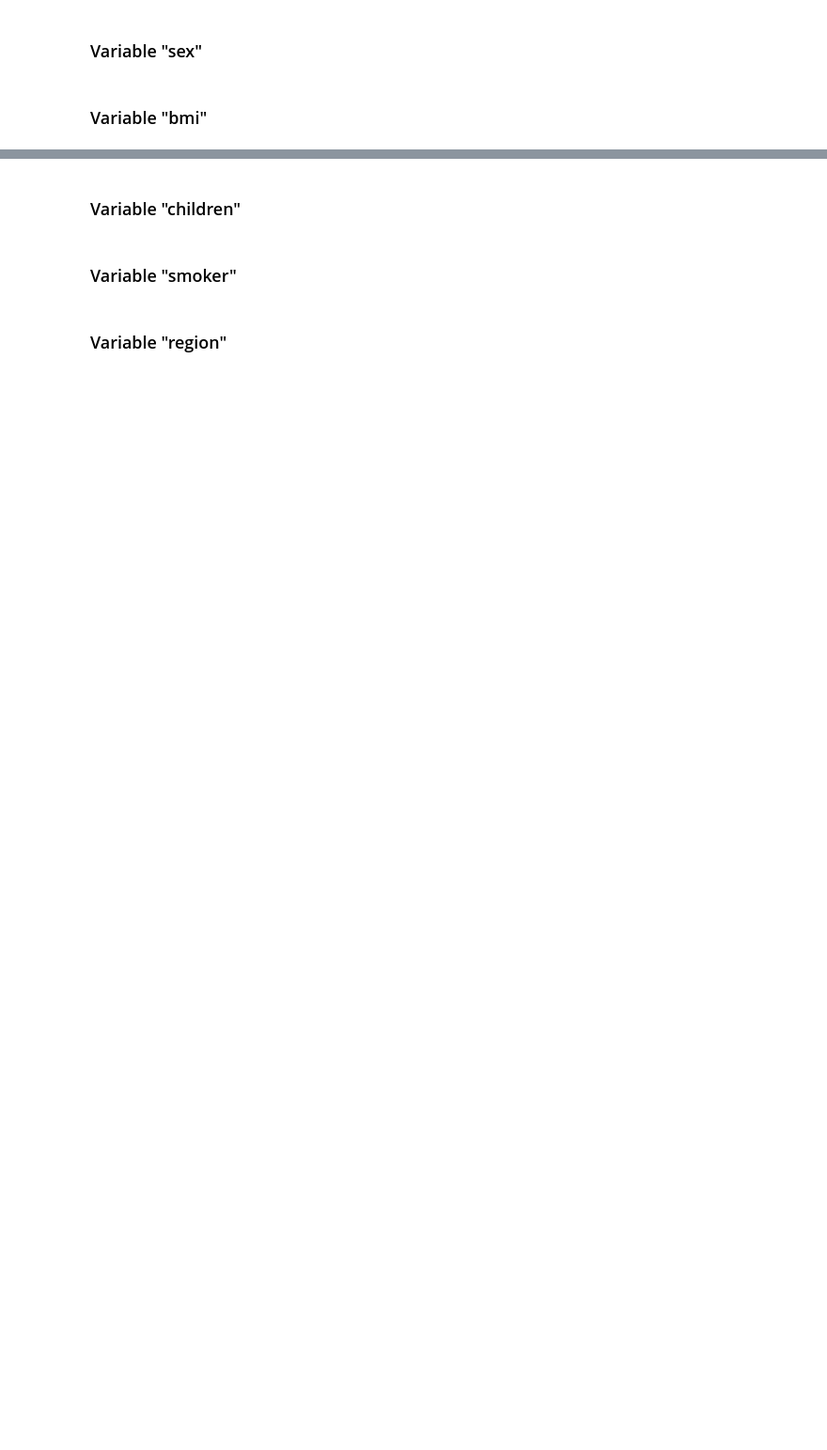
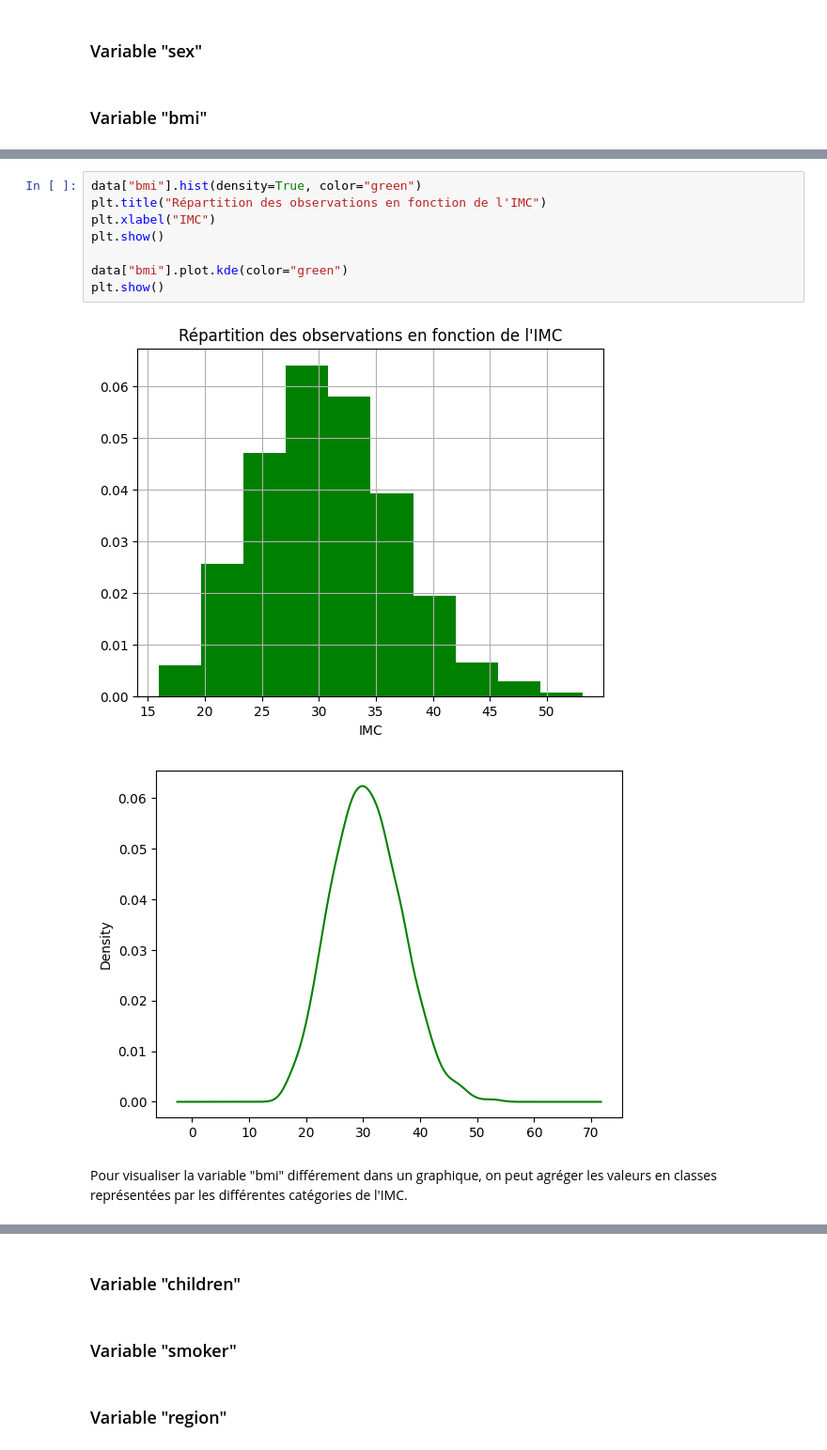
Before and after one commit to Jakimpact/prime-assurance-ia, a Jupyter notebook: analyse.ipynb, the cells around one changed output, grey strips where cells are left out. Shown: that part at 94% size. Drawn from its saved outputs; the diff is of its cells as text; blank space fills up the shorter version.

Commit message:
Ajouts de différentes analyses dans analyse.ipynb

```diff
--- a/analyse.ipynb
+++ b/analyse.ipynb
@@ -39,0 +97,13 @@ memory usage: 73.2+ KB
+# %%
+data["bmi"].hist(density=True, color="green")
+plt.title("Répartition des observations en fonction de l'IMC")
+plt.xlabel("IMC")
+plt.show()
+
+data["bmi"].plot.kde(color="green")
+plt.show()
+# %% [output]
+[figure, added]
+[figure, added]
+# %% [markdown]
+Pour visualiser la variable "bmi" différement dans un graphique, on peut agréger les valeurs en classes représentées par les différentes catégories de l'IMC.
```
Also changed, not shown: parts of 26 cells of this notebook, 1 other file.
